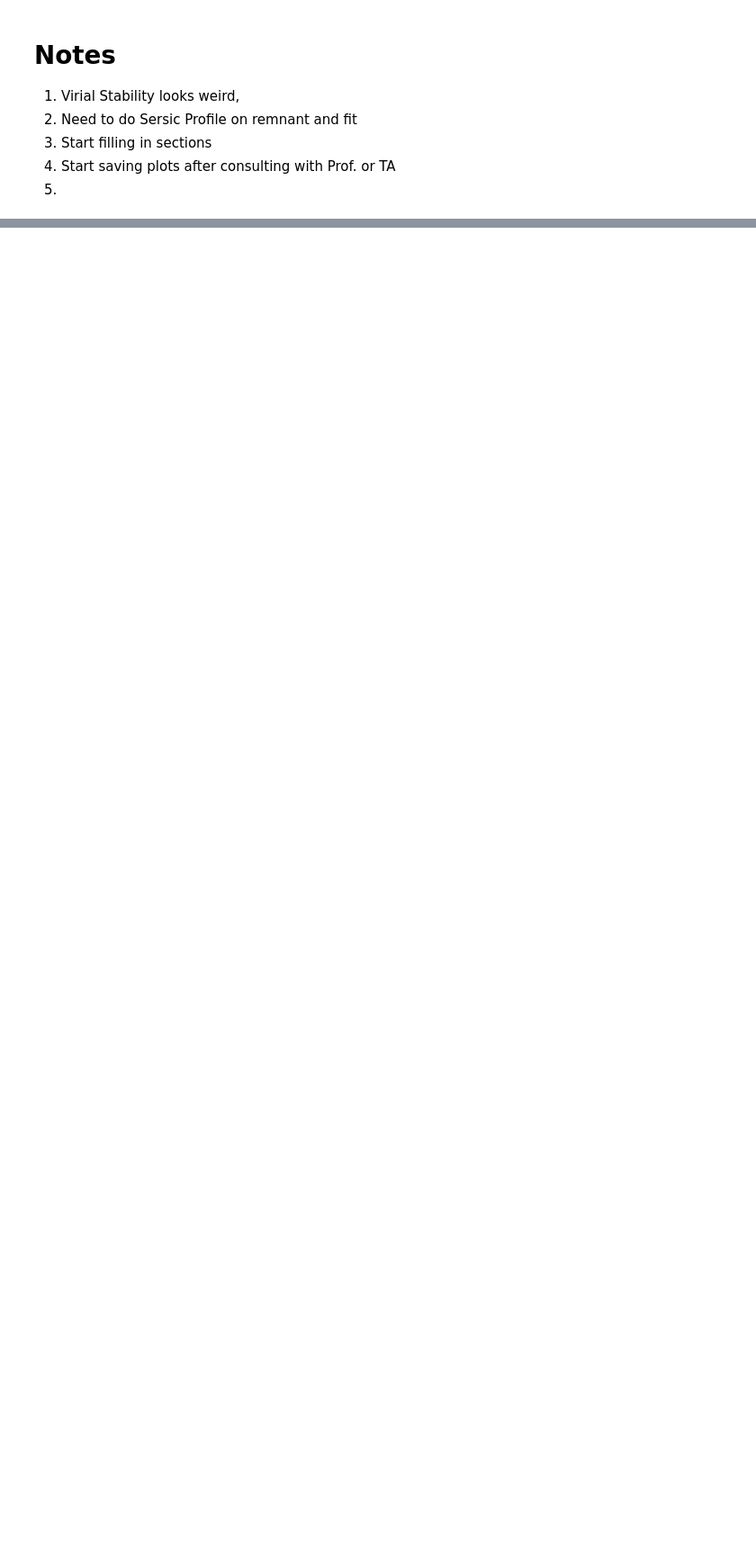
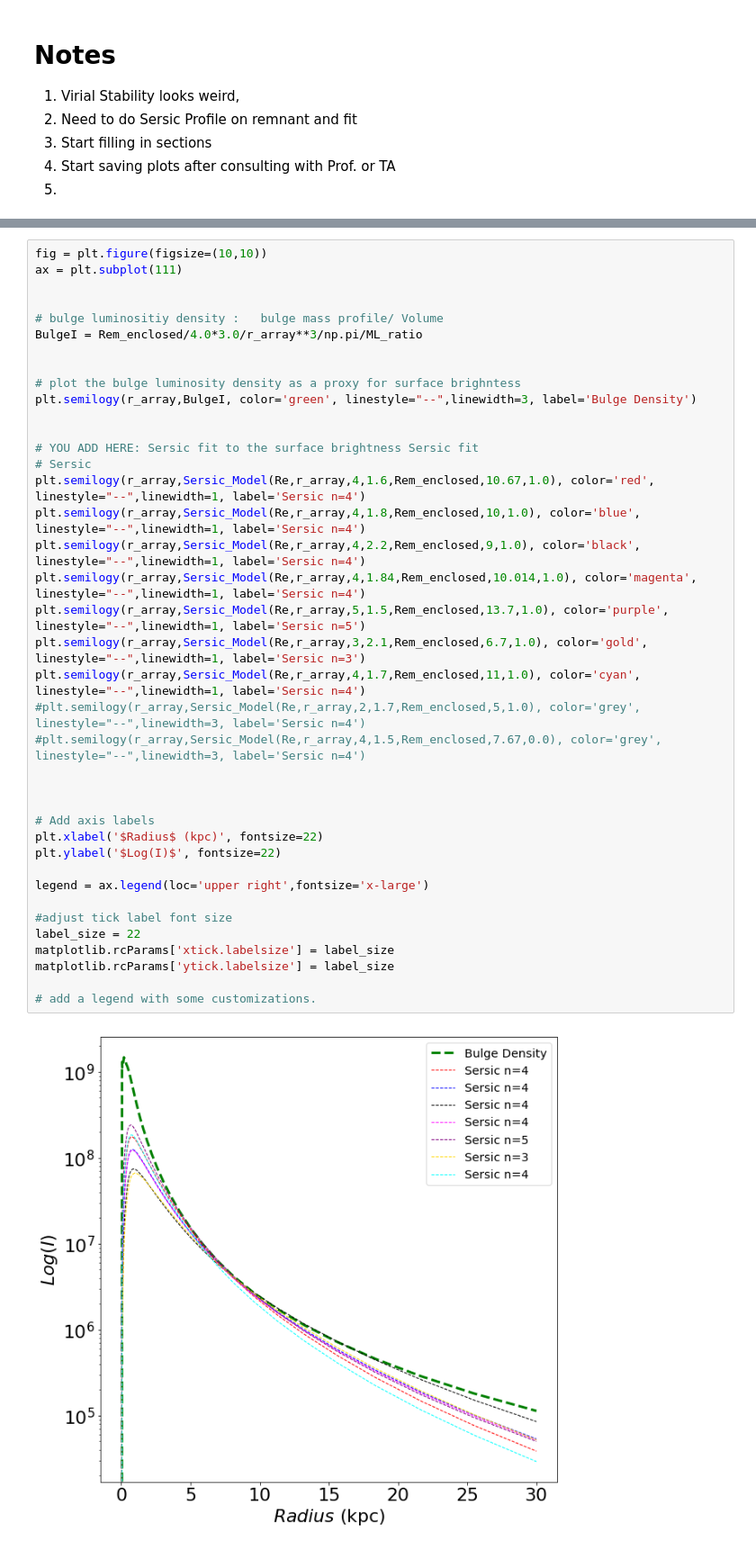
Before and after one commit to tbainesUA/ASTR400B_Baines, a Jupyter notebook: Programs/Project.ipynb, the cells around one changed output, grey strips where cells are left out. Shown at 90% size. Drawn from its saved outputs; the diff is of its cells as text; blank space fills up the shorter version.

Commit message:
updated w/ sersic fitting

```diff
--- a/Programs/Project.ipynb
+++ b/Programs/Project.ipynb
@@ -334,0 +399,41 @@ plt.semilogy(r_array, Rem_enclosed, "k-")
+# %%
+fig = plt.figure(figsize=(10,10))
+ax = plt.subplot(111)
+
+
+# bulge luminositiy density :   bulge mass profile/ Volume
+BulgeI = Rem_enclosed/4.0*3.0/r_array**3/np.pi/ML_ratio
+
+
+# plot the bulge luminosity density as a proxy for surface brighntess
+plt.semilogy(r_array,BulgeI, color='green', linestyle="--",linewidth=3, label='Bulge Density')
+
+
+# YOU ADD HERE: Sersic fit to the surface brightness Sersic fit
+# Sersic
+plt.semilogy(r_array,Sersic_Model(Re,r_array,4,1.6,Rem_enclosed,10.67,1.0), color='red', linestyle="--",linewidth=1, label='Sersic n=4')
+plt.semilogy(r_array,Sersic_Model(Re,r_array,4,1.8,Rem_enclosed,10,1.0), color='blue', linestyle="--",linewidth=1, label='Sersic n=4')
+plt.semilogy(r_array,Sersic_Model(Re,r_array,4,2.2,Rem_enclosed,9,1.0), color='black', linestyle="--",linewidth=1, label='Sersic n=4')
+plt.semilogy(r_array,Sersic_Model(Re,r_array,4,1.84,Rem_enclosed,10.014,1.0), color='magenta', linestyle="--",linewidth=1, label='Sersic n=4')
+plt.semilogy(r_array,Sersic_Model(Re,r_array,5,1.5,Rem_enclosed,13.7,1.0), color='purple', linestyle="--",linewidth=1, label='Sersic n=5')
+plt.semilogy(r_array,Sersic_Model(Re,r_array,3,2.1,Rem_enclosed,6.7,1.0), color='gold', linestyle="--",linewidth=1, label='Sersic n=3')
+plt.semilogy(r_array,Sersic_Model(Re,r_array,4,1.7,Rem_enclosed,11,1.0), color='cyan', linestyle="--",linewidth=1, label='Sersic n=4')
+#plt.semilogy(r_array,Sersic_Model(Re,r_array,2,1.7,Rem_enclosed,5,1.0), color='grey', linestyle="--",linewidth=3, label='Sersic n=4')
+#plt.semilogy(r_array,Sersic_Model(Re,r_array,4,1.5,Rem_enclosed,7.67,0.0), color='grey', linestyle="--",linewidth=3, label='Sersic n=4')
+
+
+
+# Add axis labels
+plt.xlabel('$Radius$ (kpc)', fontsize=22)
+plt.ylabel('$Log(I)$', fontsize=22)
+
+legend = ax.legend(loc='upper right',fontsize='x-large')
+
+#adjust tick label font size
+label_size = 22
+matplotlib.rcParams['xtick.labelsize'] = label_size
+matplotlib.rcParams['ytick.labelsize'] = label_size
+
+# add a legend with some customizations.
+# %% [output]
+[figure, added]
```
Also changed, not shown: parts of 31 cells of this notebook.
